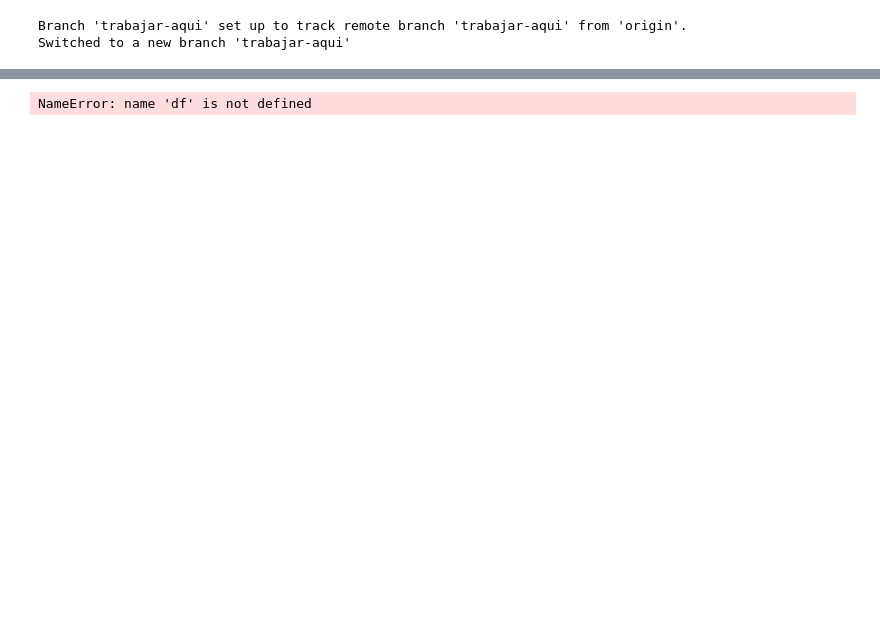
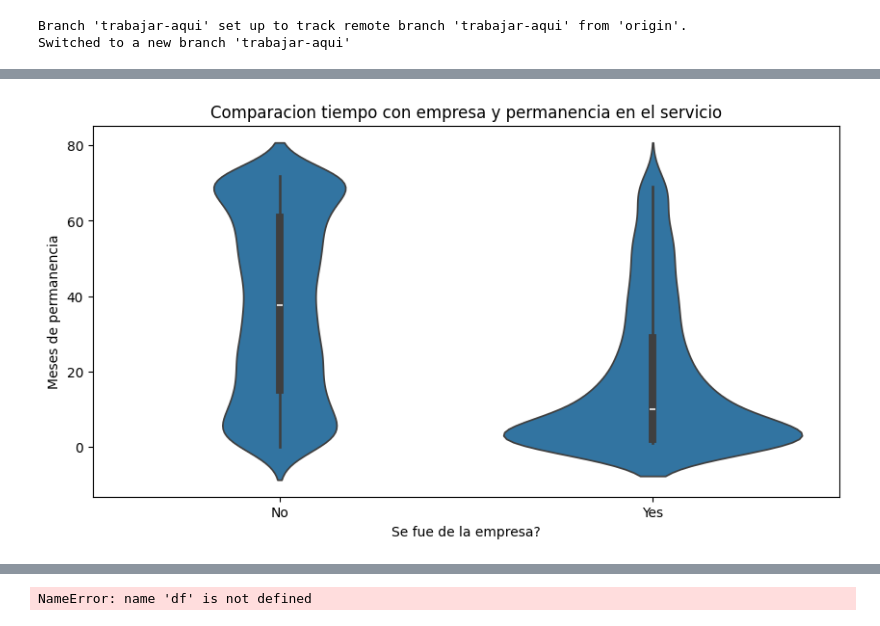
Before and after one commit to PALACIOS1259/Cienciadedatos, a Jupyter notebook: Untitled.ipynb, the cells around one changed output, grey strips where cells are left out. Cells and saved outputs as stored; diff of their text form; code cells hidden in the pictures; blank space fills up the shorter version.

```diff
--- a/Untitled.ipynb
+++ b/Untitled.ipynb
@@ -35,3 +41,13 @@ FileNotFoundError: [Errno 2] No such file or directory: 'telecom.csv'
+# %%
+plt.figure(figsize=(10, 5))
+sns.violinplot(x="Churn", y="tenure", data=telco_data)
+
+plt.title("Comparacion tiempo con empresa y permanencia en el servicio")
+plt.xlabel("Se fue de la empresa?")
+plt.ylabel("Meses de permanencia")
+plt.show()
+# %% [output]
+[figure, added]
 # %%
 telco_data.shape()
 # %% [output]
```
Also changed, not shown: parts of 3 cells of this notebook.
